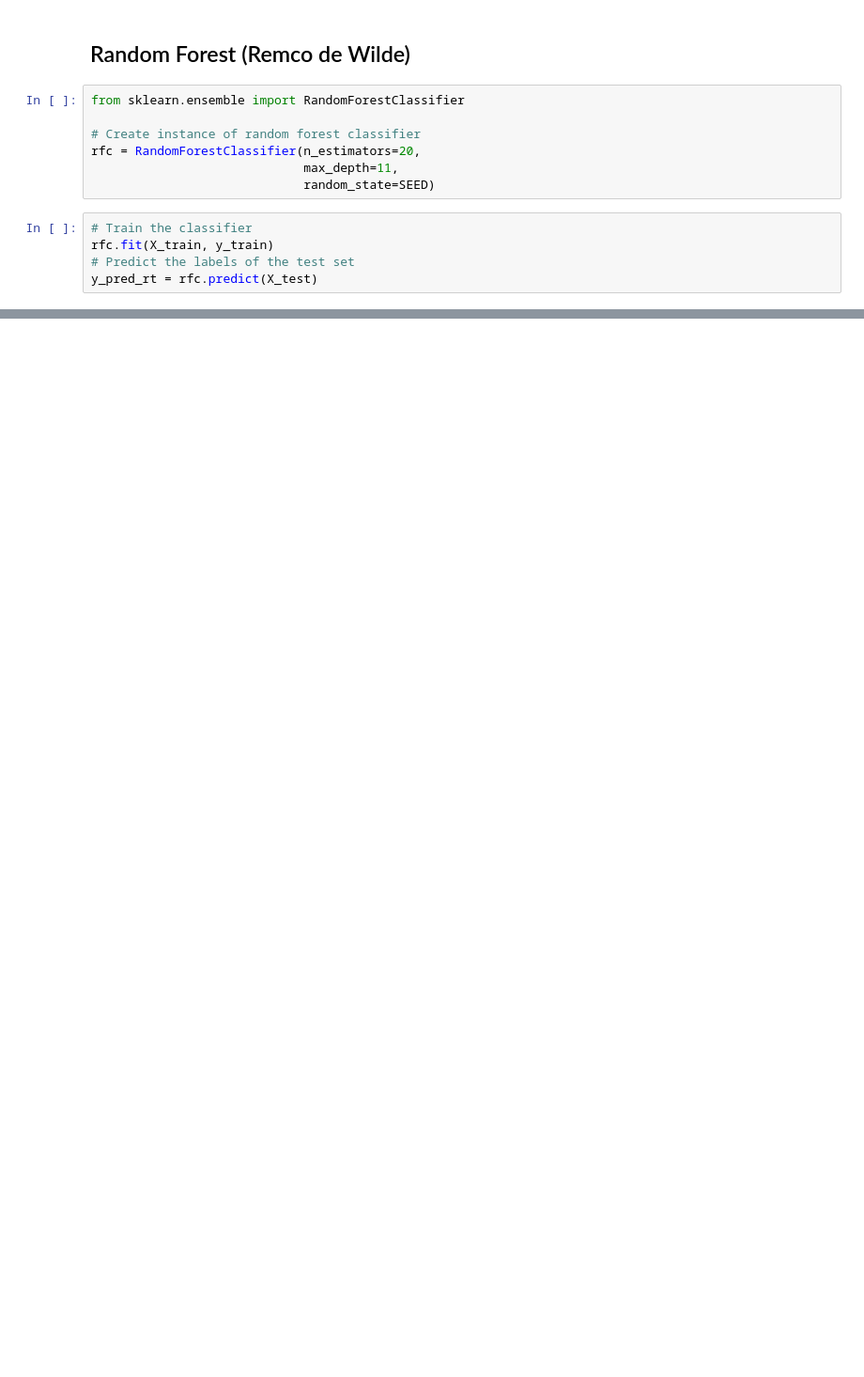
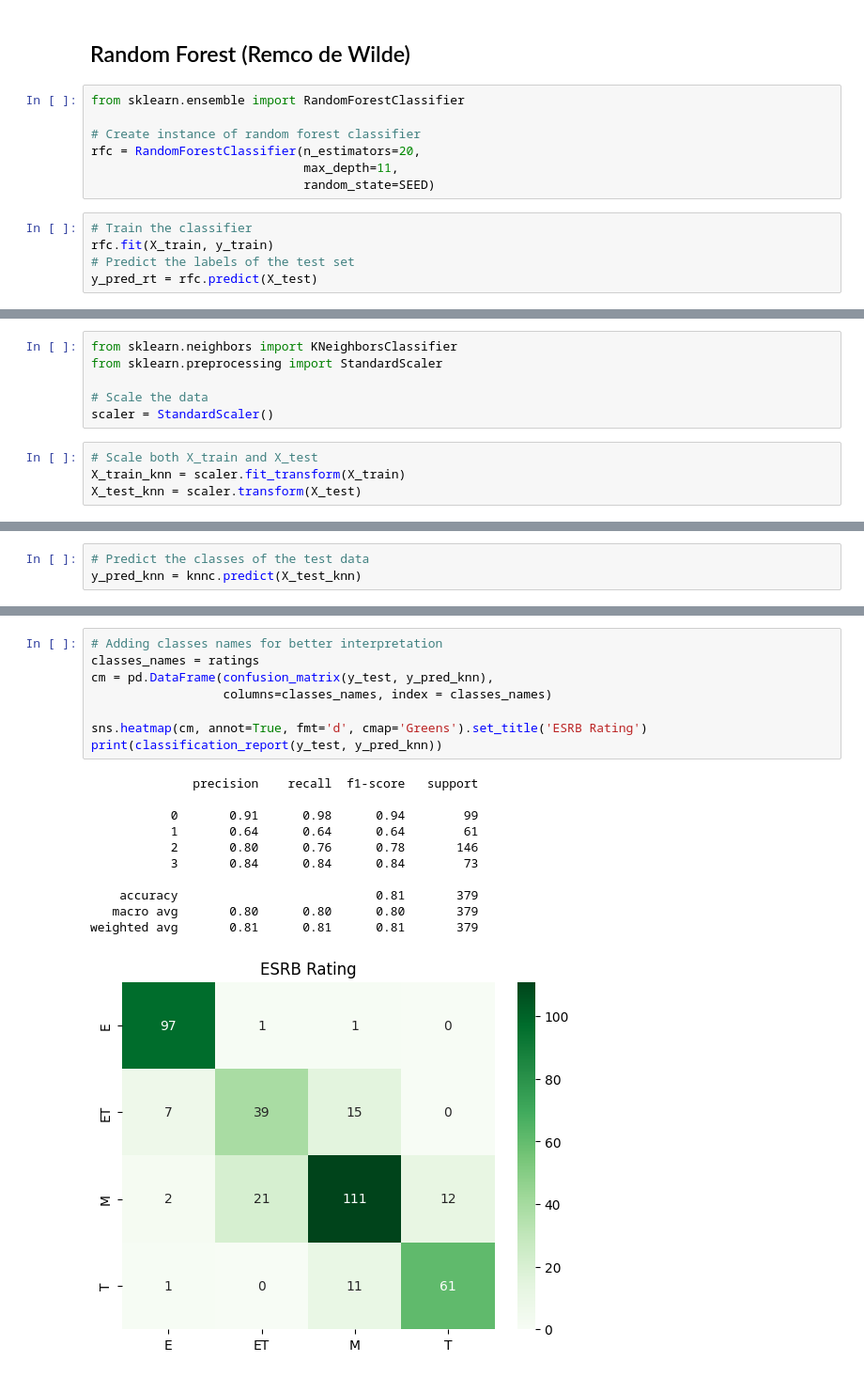
Before and after one commit to RemcoDewlde/introduction_to_machine-learning_windesheim, a Jupyter notebook: machine_learning.ipynb, the cells around one changed output, grey strips where cells are left out. Shown at 94% size. Cells and saved outputs as stored; diff of their text form; blank space fills up the shorter version.

```diff
--- a/machine_learning.ipynb
+++ b/machine_learning.ipynb
@@ -200,0 +255,10 @@ DecisionTreeClassifier(max_depth=11, max_features='sqrt',
+# %%
+from sklearn.neighbors import KNeighborsClassifier
+from sklearn.preprocessing import StandardScaler
+
+# Scale the data
+scaler = StandardScaler()
+# %%
+# Scale both X_train and X_test
+X_train_knn = scaler.fit_transform(X_train)
+X_test_knn = scaler.transform(X_test)
@@ -200,0 +271,3 @@ DecisionTreeClassifier(max_depth=11, max_features='sqrt',
+# %%
+# Predict the classes of the test data
+y_pred_knn = knnc.predict(X_test_knn)
@@ -200,0 +283,20 @@ DecisionTreeClassifier(max_depth=11, max_features='sqrt',
+# %%
+# Adding classes names for better interpretation
+classes_names = ratings
+cm = pd.DataFrame(confusion_matrix(y_test, y_pred_knn),
+                  columns=classes_names, index = classes_names)
+
+sns.heatmap(cm, annot=True, fmt='d', cmap='Greens').set_title('ESRB Rating')
+print(classification_report(y_test, y_pred_knn))
+# %% [output]
+              precision    recall  f1-score   support
+
+           0       0.91      0.98      0.94        99
+           1       0.64      0.64      0.64        61
+           2       0.80      0.76      0.78       146
+           3       0.84      0.84      0.84        73
+
+    accuracy                           0.81       379
+   macro avg       0.80      0.80      0.80       379
+weighted avg       0.81      0.81      0.81       379
+[figure, added]
```
Also changed, not shown: parts of 29 cells of this notebook.
